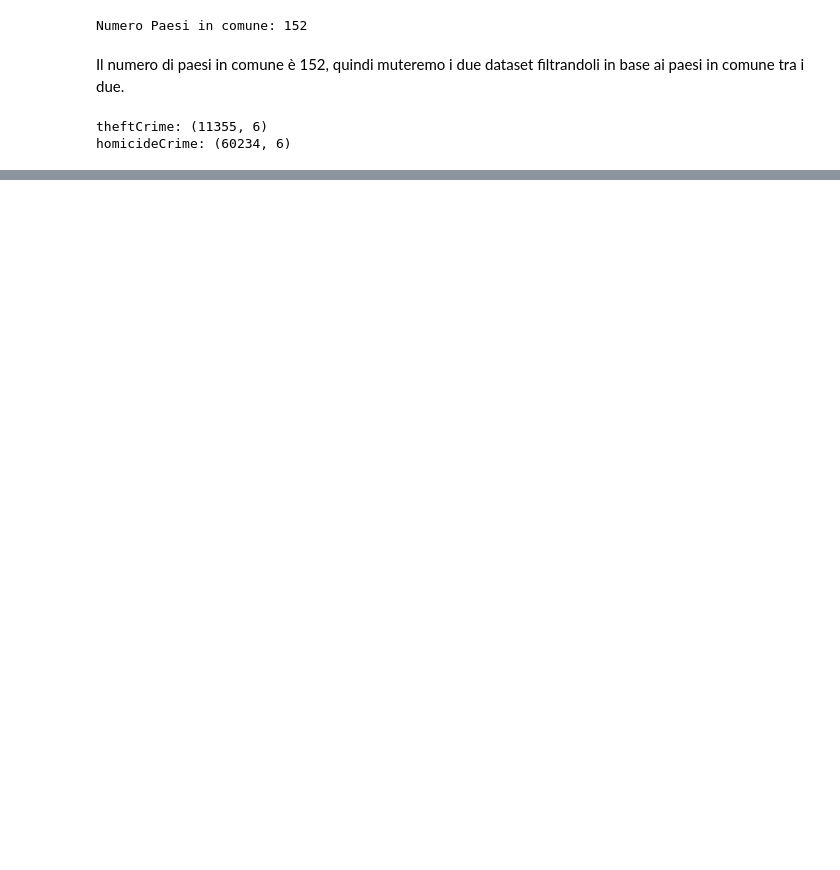
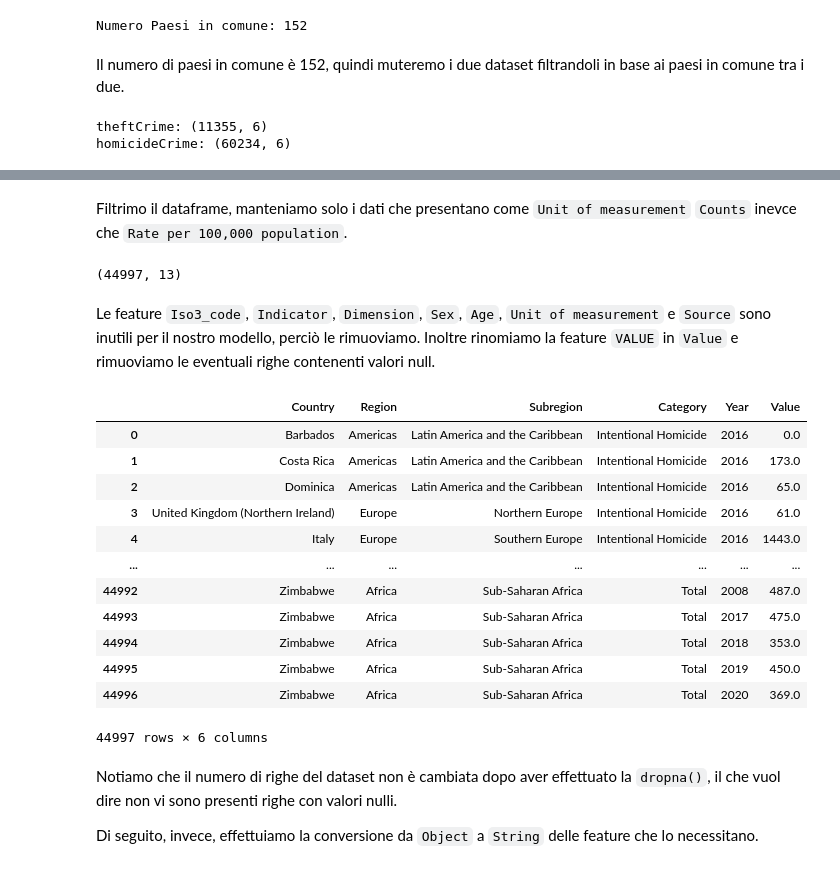
Before and after one commit to lozziopadredeivizzi/CrimeRatePredictor, a Jupyter notebook: crime_rate_prediction.ipynb, the cells around one changed output, grey strips where cells are left out. Drawn from its saved outputs; the diff is of its cells as text; code cells hidden in the pictures; blank space fills up the shorter version.

Commit message:
worked with drugs related crimes and sexual violence crimes dataset

```diff
--- a/crime_rate_prediction.ipynb
+++ b/crime_rate_prediction.ipynb
@@ -312,0 +315,7 @@ homicideCrime: (60234, 6)
+# %%
+import os.path
+file = "data_cts_prisons_and_prisoners.csv"
+if not os.path.exists(file):
+    print("Missing dataset")
+else:
+  drugsCrime = pd.read_csv(file, index_col=False, encoding='latin1')
@@ -312,0 +358,31 @@ homicideCrime: (60234, 6)
+# %% [markdown]
+Filtrimo il dataframe, manteniamo solo i dati che presentano come `Unit of measurement` `Counts` inevce che `Rate per 100,000 population`.
+# %%
+drugsCrime = drugsCrime[drugsCrime['Unit of measurement'] != "Rate per 100,000 population"]
+drugsCrime.shape
+# %% [output]
+(44997, 13)
+# %% [markdown]
+Le feature `Iso3_code`, `Indicator`, `Dimension`, `Sex`, `Age`, `Unit of measurement` e `Source` sono inutili per il nostro modello, perciò le rimuoviamo. Inoltre rinomiamo la feature `VALUE` in `Value` e rimuoviamo le eventuali righe contenenti valori null.
+# %%
+drugsCrime = drugsCrime.drop(['Iso3_code', 'Indicator', 'Dimension', 'Sex', 'Age', 'Unit of measurement', 'Source'], axis=1)
+drugsCrime.rename(columns={'VALUE':'Value'}, inplace=True)
+drugsCrime.dropna()
+# %% [output]
+|  | Country | Region | Subregion | Category | Year | Value |
+| 0 | Barbados | Americas | Latin America and the Caribbean | Intentional Homicide | 2016 | 0.0 |
+| 1 | Costa Rica | Americas | Latin America and the Caribbean | Intentional Homicide | 2016 | 173.0 |
+| 2 | Dominica | Americas | Latin America and the Caribbean | Intentional Homicide | 2016 | 65.0 |
+| 3 | United Kingdom (Northern Ireland) | Europe | Northern Europe | Intentional Homicide | 2016 | 61.0 |
+| 4 | Italy | Europe | Southern Europe | Intentional Homicide | 2016 | 1443.0 |
+| ... | ... | ... | ... | ... | ... | ... |
+| 44992 | Zimbabwe | Africa | Sub-Saharan Africa | Total | 2008 | 487.0 |
+| 44993 | Zimbabwe | Africa | Sub-Saharan Africa | Total | 2017 | 475.0 |
+| 44994 | Zimbabwe | Africa | Sub-Saharan Africa | Total | 2018 | 353.0 |
+| 44995 | Zimbabwe | Africa | Sub-Saharan Africa | Total | 2019 | 450.0 |
+| 44996 | Zimbabwe | Africa | Sub-Saharan Africa | Total | 2020 | 369.0 |
+44997 rows × 6 columns
+# %% [markdown]
+Notiamo che il numero di righe del dataset non è cambiata dopo aver effettuato la `dropna()`, il che vuol dire non vi sono presenti righe con valori nulli.
+
+Di seguito, invece, effettuiamo la conversione da `Object` a `String` delle feature che lo necessitano.
```
Also changed, not shown: parts of 39 cells of this notebook.
